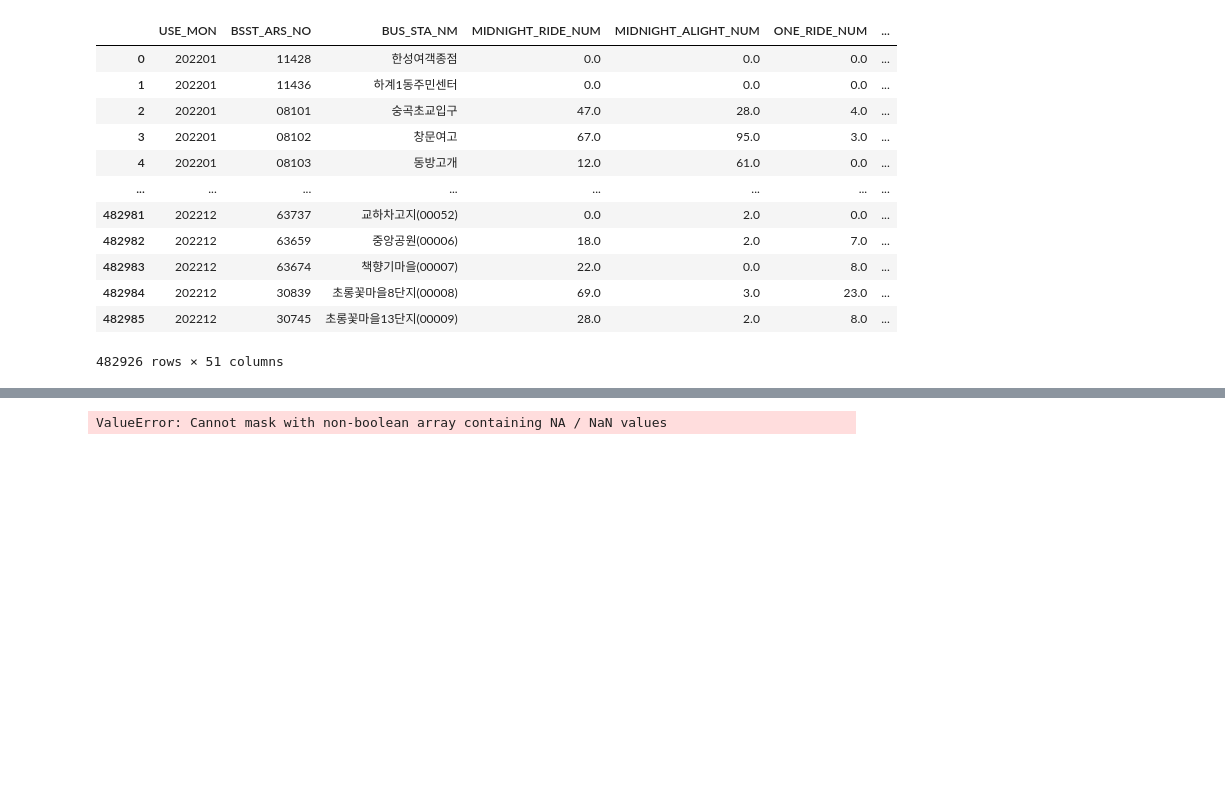
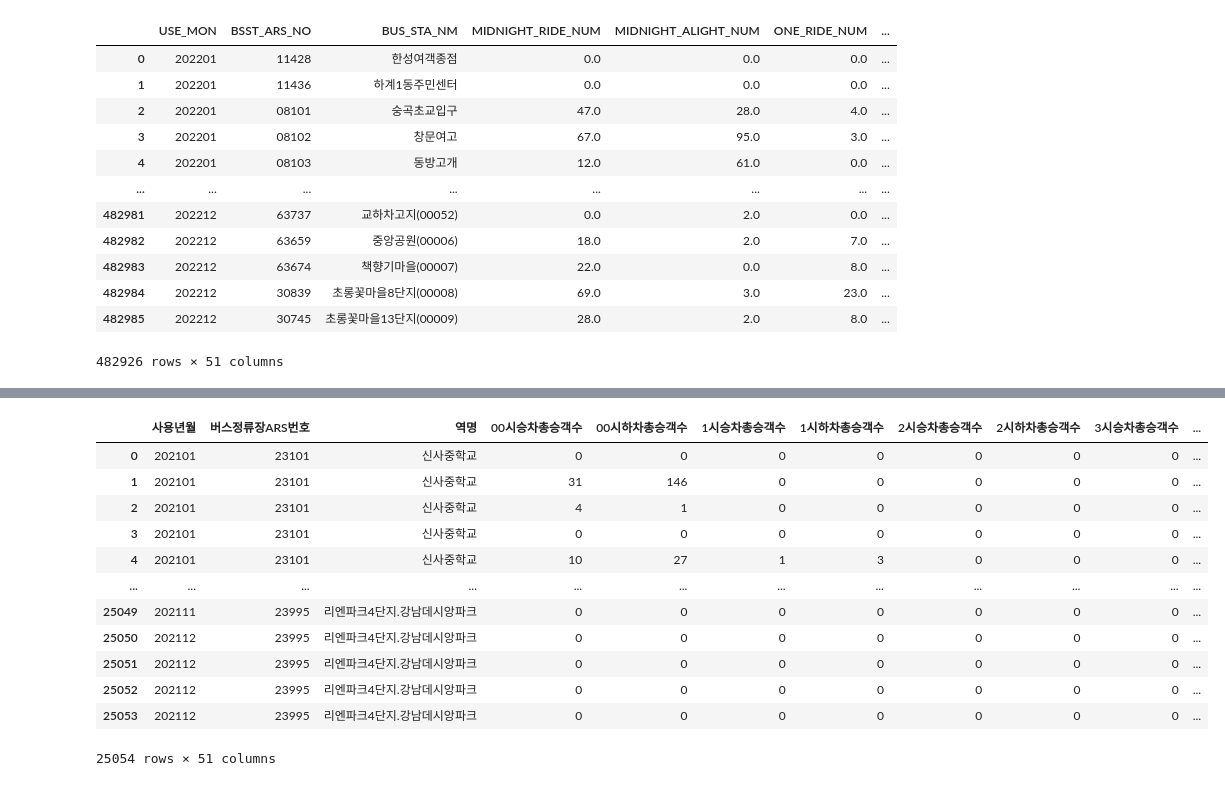
Before and after one commit to GyudongHan/Project_1, a Jupyter notebook: make_2020-2022.ipynb, the cells around one changed output, grey strips where cells are left out. Cells and saved outputs as stored; diff of their text form; code cells hidden in the pictures; blank space fills up the shorter version.

```diff
--- a/make_2020-2022.ipynb
+++ b/make_2020-2022.ipynb
@@ -324,6 +325,21 @@ GNBD_20
 24907 rows × 51 columns
 # %%
-# GNBD_21 = df21[df21['버스정류장ARS번호'].str.startswith('23')]
+# GNBD_21 = df21[df21['버스정류장ARS번호'].str.startswith('23', na=False)].sort_values(by='버스정류장ARS번호', ascending=True)
 # GNBD_21
+# df21 값은 직접 null이 없는 데이터프레임인데, null이 있다는 오류로 인하여 ..엑셀로 작업 후에 추가.
+GNBD_21 = pd.read_csv('data/bus_data/bus_2021_filtered.csv', encoding='cp949')
+GNBD_21
 # %% [output]
+|  | 사용년월 | 버스정류장ARS번호 | 역명 | 00시승차총승객수 | 00시하차총승객수 | 1시승차총승객수 | 1시하차총승객수 | 2시승차총승객수 | 2시하차총승객수 | 3시승차총승객수 | ... |
+| 0 | 202101 | 23101 | 신사중학교 | 0 | 0 | 0 | 0 | 0 | 0 | 0 | ... |
+| 1 | 202101 | 23101 | 신사중학교 | 31 | 146 | 0 | 0 | 0 | 0 | 0 | ... |
+| 2 | 202101 | 23101 | 신사중학교 | 4 | 1 | 0 | 0 | 0 | 0 | 0 | ... |
+| 3 | 202101 | 23101 | 신사중학교 | 0 | 0 | 0 | 0 | 0 | 0 | 0 | ... |
+| 4 | 202101 | 23101 | 신사중학교 | 10 | 27 | 1 | 3 | 0 | 0 | 0 | ... |
+| ... | ... | ... | ... | ... | ... | ... | ... | ... | ... | ... | ... |
+| 25049 | 202111 | 23995 | 리엔파크4단지.강남데시앙파크 | 0 | 0 | 0 | 0 | 0 | 0 | 0 | ... |
+| 25050 | 202112 | 23995 | 리엔파크4단지.강남데시앙파크 | 0 | 0 | 0 | 0 | 0 | 0 | 0 | ... |
+| 25051 | 202112 | 23995 | 리엔파크4단지.강남데시앙파크 | 0 | 0 | 0 | 0 | 0 | 0 | 0 | ... |
+| 25052 | 202112 | 23995 | 리엔파크4단지.강남데시앙파크 | 0 | 0 | 0 | 0 | 0 | 0 | 0 | ... |
+| 25053 | 202112 | 23995 | 리엔파크4단지.강남데시앙파크 | 0 | 0 | 0 | 0 | 0 | 0 | 0 | ... |
-ValueError: Cannot mask with non-boolean array containing NA / NaN values
+25054 rows × 51 columns
```
Also changed, not shown: parts of 22 cells of this notebook, 7 other files.
